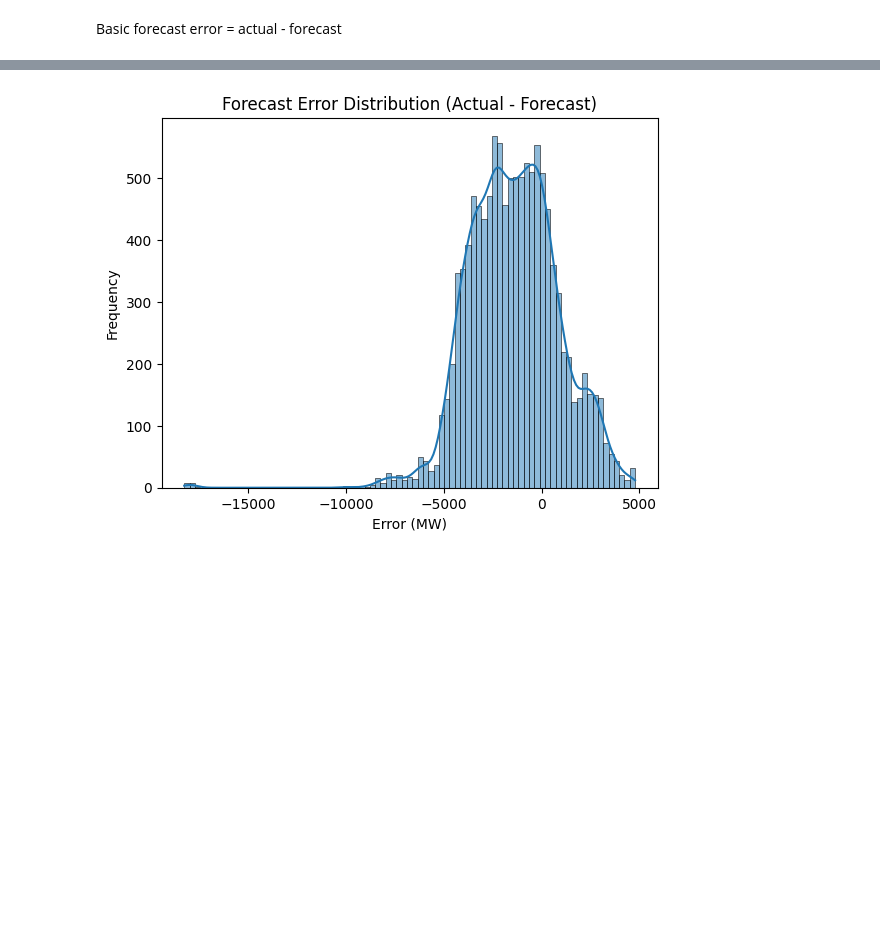
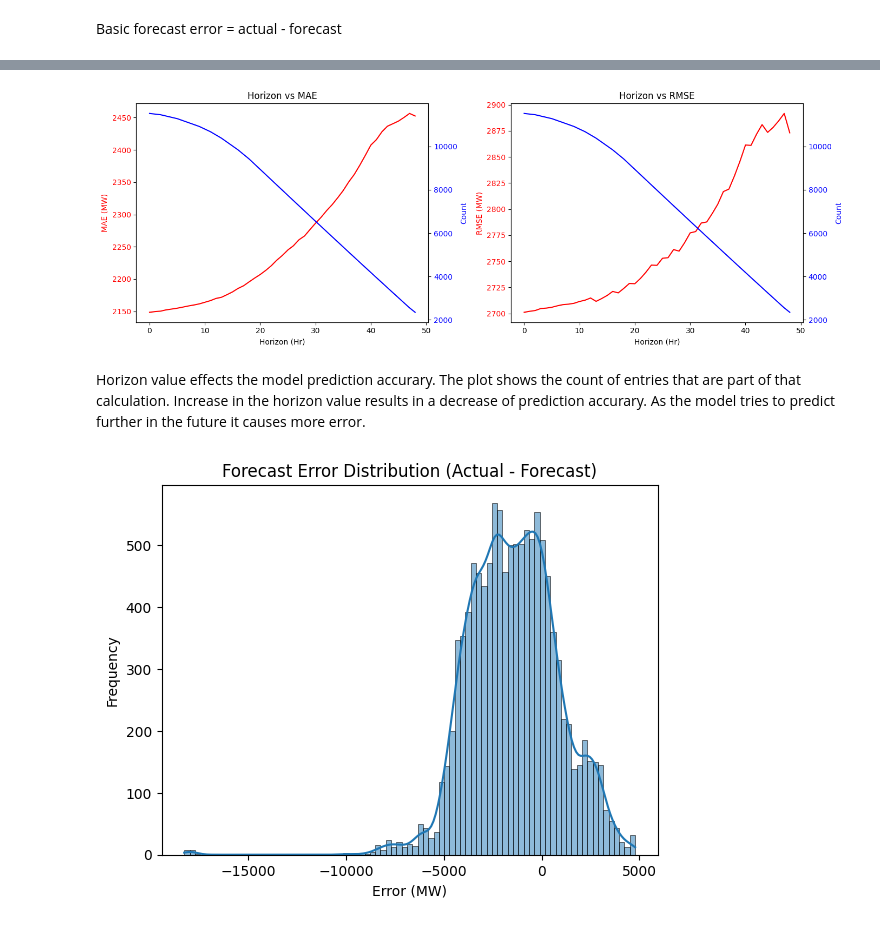
Before and after one commit to Arup3201/reint, a Jupyter notebook: forecast_analysis.ipynb, the cells around one changed output, grey strips where cells are left out. Saved outputs shown, nothing was run; the diff lists cells and outputs as text; code cells hidden in the pictures; blank space fills up the shorter version.

Commit message:
update: calculations for MAE, RMSE and bias... horizon vs error

```diff
--- a/forecast_analysis.ipynb
+++ b/forecast_analysis.ipynb
@@ -95,0 +121,18 @@ basic_errors = df["actual"] - df["forecast"]
+# %%
+# Calculate forecast horizon in hours
+df["horizon"] = (df["targetTime"] - df["publishTime"]).dt.total_seconds() / 3600
+
+results = []
+for horizon in range(0, 49):
+    filtered = df[df["horizon"] >= horizon]
+    errors = filtered["actual"] - filtered["forecast"]
+    mae = errors.abs().mean()
+    rmse = (errors ** 2).mean() ** 0.5
+    results.append({
+        "horizon": horizon,
+        "mae":     mae,
+        "rmse":    rmse,
+        "count":   len(filtered),
+    })
+
+metrics_df = pd.DataFrame(results)
@@ -96,3 +154,36 @@ basic_errors = df["actual"] - df["forecast"]
+# %%
+fig, axes = plt.subplots(1, 2, figsize=(14, 5))
+
+# MAE plot
+ax1 = axes[0]
+ax1.plot(metrics_df["horizon"], metrics_df["mae"], color="red", label="MAE")
+ax1.set_xlabel("Horizon (Hr)")
+ax1.set_ylabel("MAE (MW)", color="red")
+ax1.tick_params(axis="y", labelcolor="red")
+ax2 = ax1.twinx()
+ax2.plot(metrics_df["horizon"], metrics_df["count"], color="blue", label="Count")
+ax2.set_ylabel("Count", color="blue")
+ax2.tick_params(axis="y", labelcolor="blue")
+ax1.set_title("Horizon vs MAE")
+
+# RMSE plot
+ax3 = axes[1]
+ax3.plot(metrics_df["horizon"], metrics_df["rmse"], color="red", label="RMSE")
+ax3.set_xlabel("Horizon (Hr)")
+ax3.set_ylabel("RMSE (MW)", color="red")
+ax3.tick_params(axis="y", labelcolor="red")
+ax4 = ax3.twinx()
+ax4.plot(metrics_df["horizon"], metrics_df["count"], color="blue", label="Count")
+ax4.set_ylabel("Count", color="blue")
+ax4.tick_params(axis="y", labelcolor="blue")
+ax3.set_title("Horizon vs RMSE")
+
+plt.tight_layout()
+plt.show()
+# %% [output]
+[figure, added]
+# %% [markdown]
+Horizon value effects the model prediction accurary. The plot shows the count of entries that are part of that calculation. Increase in the horizon value results in a decrease of prediction accurary. As the model tries to predict further in the future it causes more error.
 # %%
 sns.histplot(basic_errors, kde=True)
 plt.xlabel("Error (MW)")
```
Also changed, not shown: parts of 9 cells of this notebook.
